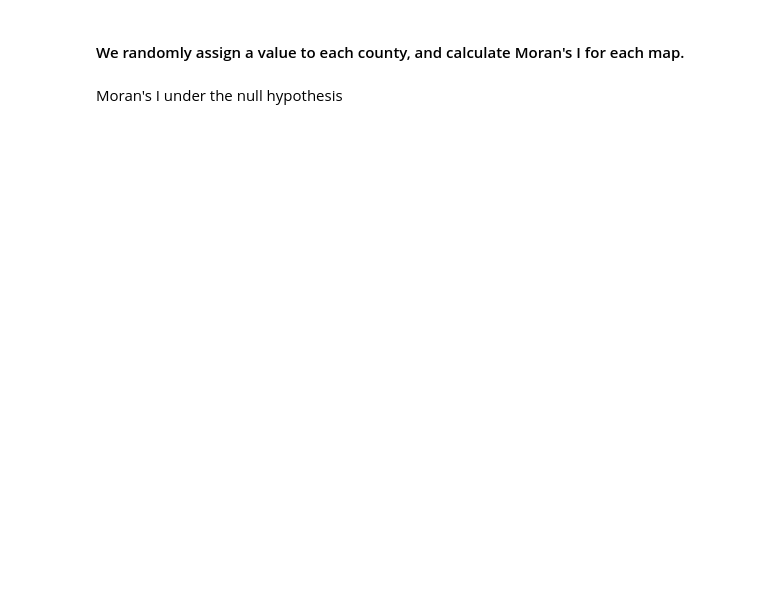
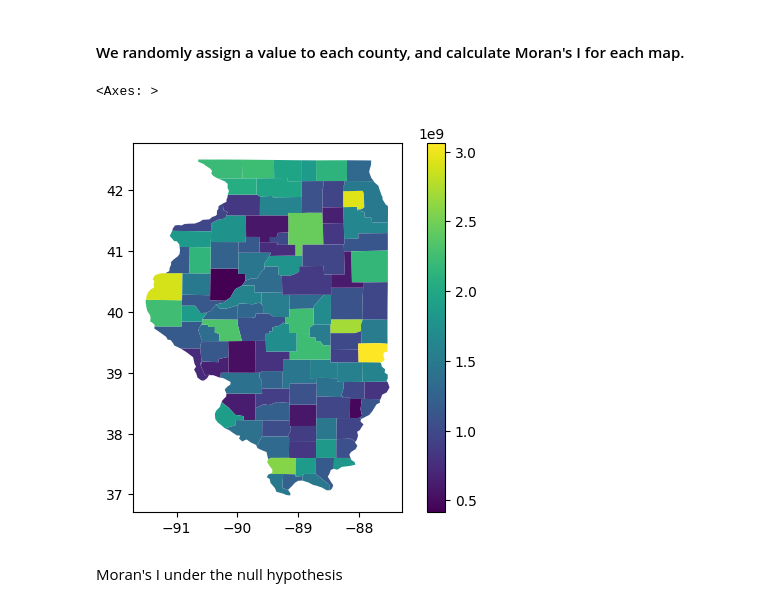
Before and after one commit to Ziqi-Li/GIS5122, a Jupyter notebook: notebooks/W3 Statistical Inference permutation test.ipynb, the cells around one changed output. Drawn from its saved outputs; the diff is of its cells as text; code cells hidden in the pictures; blank space fills up the shorter version.

```diff
--- a/notebooks/W3 Statistical Inference permutation test.ipynb
+++ b/notebooks/W3 Statistical Inference permutation test.ipynb
@@ -103,4 +105,4 @@ Let's look at the spatial autocorrelation of ALAND in IL.
 # %%
 import geopandas as gpd
 # %%
-IL = gpd.read_file("/Users/ziqi/Desktop/GEOG 570 Online/data/IL_acs/IL_acs.shp")
+IL = gpd.read_file("https://raw.githubusercontent.com/Ziqi-Li/GIS5122/main/data/IL_acs/IL_acs.shp")
@@ -169,7 +176,10 @@ print("Simulated p-value:",il_moran.p_sim)
 #### We randomly assign a value to each county, and calculate Moran's I for each map.
 # %%
 import numpy as np
-IL.plot(column=np.random.permutation(IL['pct_bach'].values),legend=True)
+IL.plot(column=np.random.permutation(IL['ALAND'].values),legend=True)
+# %% [output]
+<Axes: >
+[figure, added]
 # %% [markdown]
 Moran's I under the null hypothesis
 # %%
```
Also changed, not shown: parts of 14 cells of this notebook.
